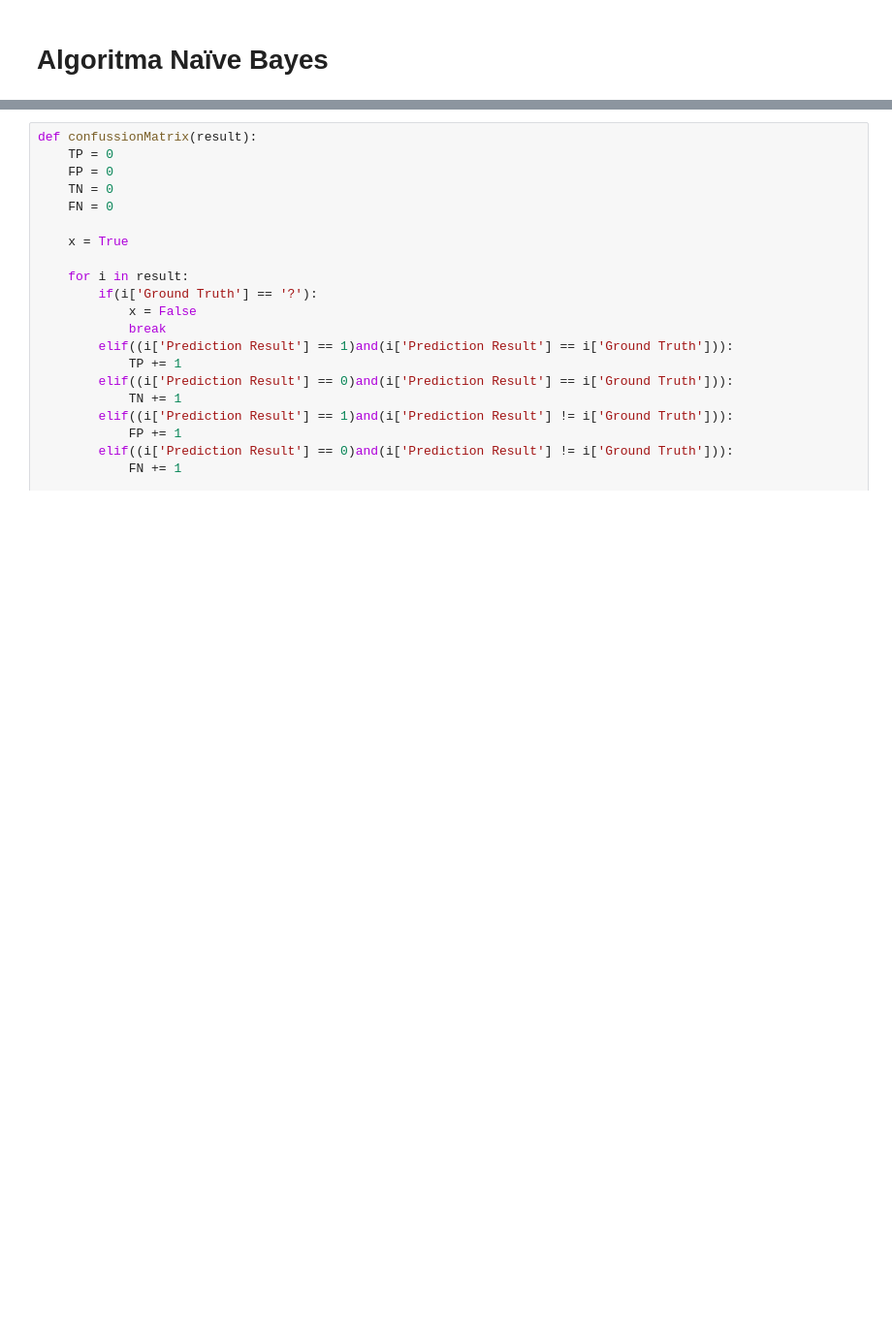
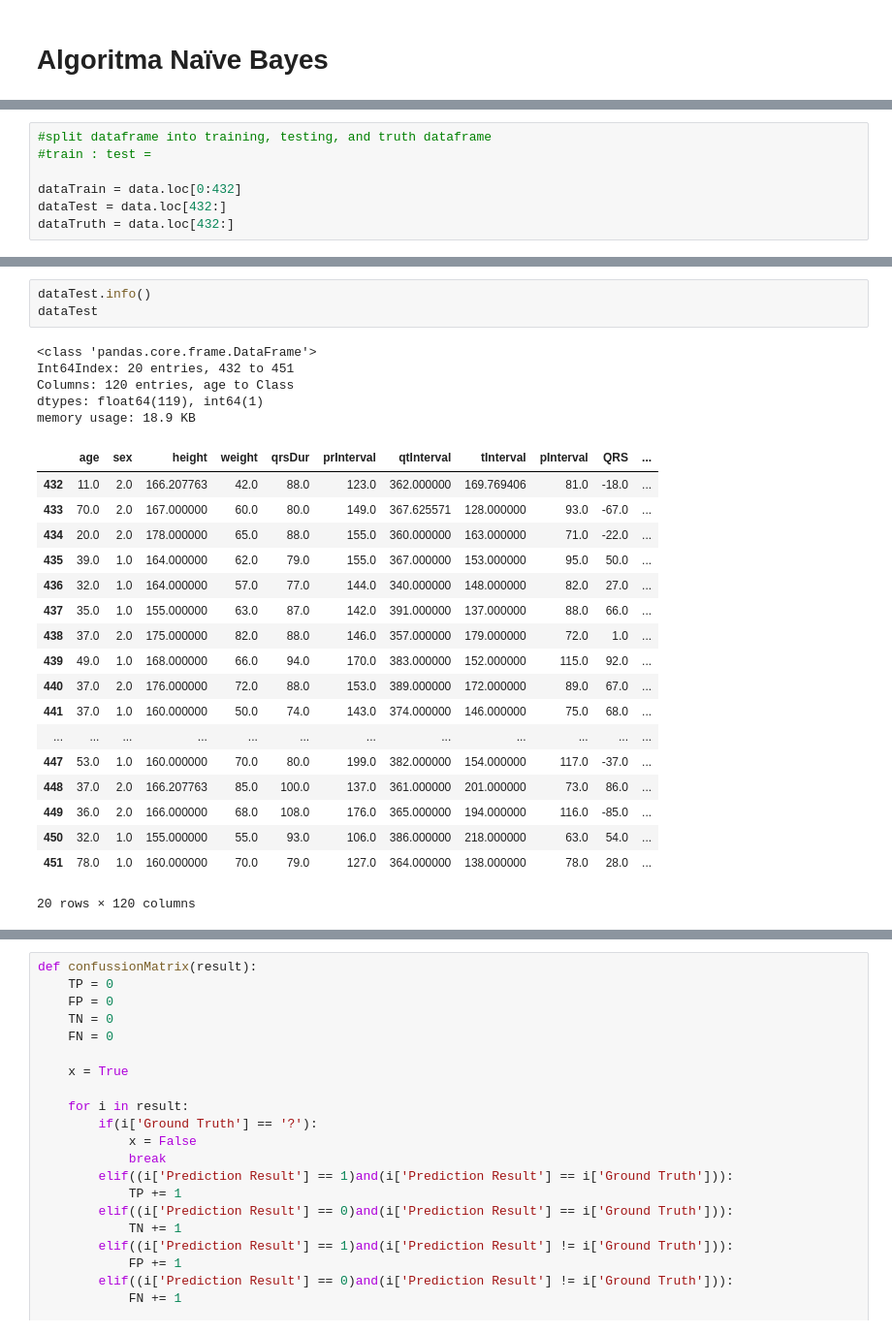
Before and after one commit to frilham/frilham, a Jupyter notebook: Tubes_AI_(Algoritma_Naïve_Bayes).ipynb, the cells around one changed output, grey strips where cells are left out. Shown at 97% size. Cells and saved outputs as stored; diff of their text form; blank space fills up the shorter version.

```diff
--- a/Tubes_AI_(Algoritma_Naïve_Bayes).ipynb
+++ b/Tubes_AI_(Algoritma_Naïve_Bayes).ipynb
@@ -400,0 +434,7 @@ cstd_sick = find_standard_deviation(class_sick)
+# %%
+#split dataframe into training, testing, and truth dataframe
+#train : test =
+
+dataTrain = data.loc[0:432]
+dataTest = data.loc[432:]
+dataTruth = data.loc[432:]
@@ -400,0 +463,27 @@ cstd_sick = find_standard_deviation(class_sick)
+# %%
+dataTest.info()
+dataTest
+# %% [output]
+<class 'pandas.core.frame.DataFrame'>
+Int64Index: 20 entries, 432 to 451
+Columns: 120 entries, age to Class
+dtypes: float64(119), int64(1)
+memory usage: 18.9 KB
+|  | age | sex | height | weight | qrsDur | prInterval | qtInterval | tInterval | pInterval | QRS | ... |
+| 432 | 11.0 | 2.0 | 166.207763 | 42.0 | 88.0 | 123.0 | 362.000000 | 169.769406 | 81.0 | -18.0 | ... |
+| 433 | 70.0 | 2.0 | 167.000000 | 60.0 | 80.0 | 149.0 | 367.625571 | 128.000000 | 93.0 | -67.0 | ... |
+| 434 | 20.0 | 2.0 | 178.000000 | 65.0 | 88.0 | 155.0 | 360.000000 | 163.000000 | 71.0 | -22.0 | ... |
+| 435 | 39.0 | 1.0 | 164.000000 | 62.0 | 79.0 | 155.0 | 367.000000 | 153.000000 | 95.0 | 50.0 | ... |
+| 436 | 32.0 | 1.0 | 164.000000 | 57.0 | 77.0 | 144.0 | 340.000000 | 148.000000 | 82.0 | 27.0 | ... |
+| 437 | 35.0 | 1.0 | 155.000000 | 63.0 | 87.0 | 142.0 | 391.000000 | 137.000000 | 88.0 | 66.0 | ... |
+| 438 | 37.0 | 2.0 | 175.000000 | 82.0 | 88.0 | 146.0 | 357.000000 | 179.000000 | 72.0 | 1.0 | ... |
+| 439 | 49.0 | 1.0 | 168.000000 | 66.0 | 94.0 | 170.0 | 383.000000 | 152.000000 | 115.0 | 92.0 | ... |
+| 440 | 37.0 | 2.0 | 176.000000 | 72.0 | 88.0 | 153.0 | 389.000000 | 172.000000 | 89.0 | 67.0 | ... |
+| 441 | 37.0 | 1.0 | 160.000000 | 50.0 | 74.0 | 143.0 | 374.000000 | 146.000000 | 75.0 | 68.0 | ... |
+| ... | ... | ... | ... | ... | ... | ... | ... | ... | ... | ... | ... |
+| 447 | 53.0 | 1.0 | 160.000000 | 70.0 | 80.0 | 199.0 | 382.000000 | 154.000000 | 117.0 | -37.0 | ... |
+| 448 | 37.0 | 2.0 | 166.207763 | 85.0 | 100.0 | 137.0 | 361.000000 | 201.000000 | 73.0 | 86.0 | ... |
+| 449 | 36.0 | 2.0 | 166.000000 | 68.0 | 108.0 | 176.0 | 365.000000 | 194.000000 | 116.0 | -85.0 | ... |
+| 450 | 32.0 | 1.0 | 155.000000 | 55.0 | 93.0 | 106.0 | 386.000000 | 218.000000 | 63.0 | 54.0 | ... |
+| 451 | 78.0 | 1.0 | 160.000000 | 70.0 | 79.0 | 127.0 | 364.000000 | 138.000000 | 78.0 | 28.0 | ... |
+20 rows × 120 columns
```
Also changed, not shown: parts of 38 cells of this notebook.
